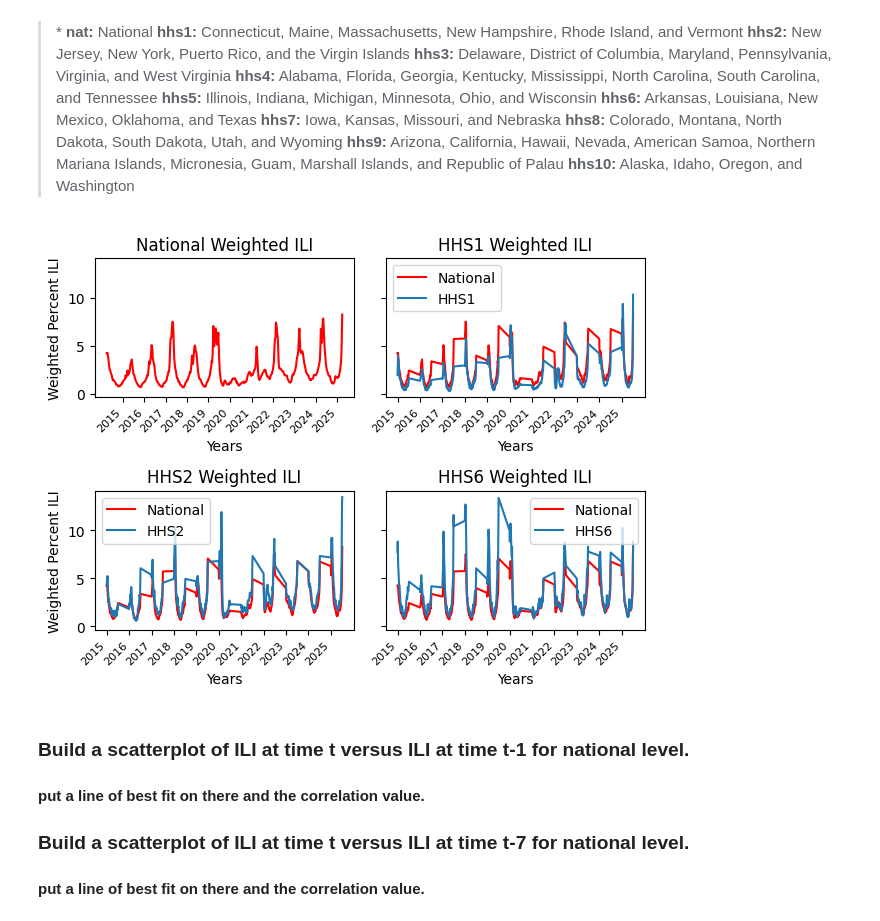
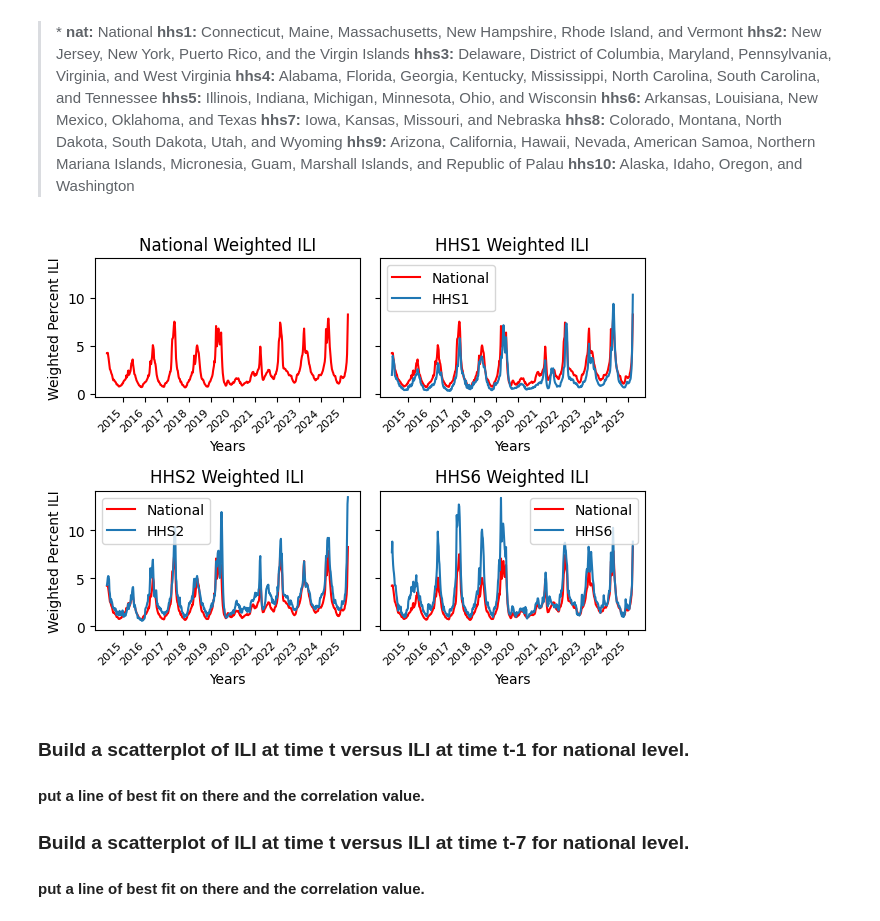
Before and after one commit to computationalUncertaintyLab/TSID, a Jupyter notebook: ch1.ipynb, the cells around one changed output. Saved outputs shown, nothing was run; the diff lists cells and outputs as text; code cells hidden in the pictures.

```diff
--- a/ch1.ipynb
+++ b/ch1.ipynb
@@ -137,83 +137,60 @@ d = pd.read_csv("./data/ili_data.csv")  #<--using pandas to import a datset
 
 #--plot ILI for all states in HHS1
 #--plot ILI for all states in HHS2
-#--plot ILI for all states in HHS3
 #--plot ILI for all states in HHS6
 
 fig, axs = plt.subplots( 2,2, sharey =True  )  #<--This begins a figure and axes object.
 
-d_nat = d.loc[ d.region == "nat" ].reset_index()
+d_nat = d.loc[ d.region == "nat" ].reset_index()  #<-Creates a seprate dataframe for Nat,HHS1,HHS2,& HHS6 data
 d_hhs1 = d.loc[ d.region == "hhs1" ].reset_index()
 d_hhs2 = d.loc[ d.region == "hhs2" ].reset_index()
 d_hhs6 = d.loc[ d.region == "hhs6" ].reset_index()
 
-year = d_nat["epiweek"] //100
-first_weeks = d_nat.groupby(year)["epiweek"].min()
-
-
-axs[0,0].plot(d_nat["wili"], color = "Red")           #<--This does
-axs[0,0].set_title("National Weighted ILI")
-axs[0,0].set_xlabel("Years")
-axs[0,0].set_ylabel("Weighted Percent ILI")
-
-
+#Ignore the next 4 lines
 d_nat["week"] = [  int(str(row.epiweek)[-2:])   for idx,row in d_nat.iterrows() ]
 d_nat["year"] = [  int(str(row.epiweek)[:-2])   for idx,row in d_nat.iterrows() ]
-
-
 x_ticks       = d_nat.loc[d_nat.week==40].index
 x_tick_labels = d_nat.loc[d_nat.week==40, "year"]
 
+
+axs[0,0].plot(d_nat["wili"], color = "Red")           #<--This plots the weighted ILI in top left plot
+axs[0,0].set_title("National Weighted ILI")           #<--This add title for plot
+axs[0,0].set_xlabel("Years")                          #<--This labels x & y axises
+axs[0,0].set_ylabel("Weighted Percent ILI")
 axs[0,0].set_xticks(x_ticks)
-axs[0,0].set_xticklabels(x_tick_labels, rotation =45, ha ="right", fontsize=8)
+axs[0,0].set_xticklabels(x_tick_labels, rotation =45, ha ="right", fontsize=8)   #<--This cleans up x-axis, but setting the values displayed & rotating them so they do not overlap
 
 
 
-
-
-
-
-
-
-
-
-
-
-
-axs[0,1].plot(d_nat["epiweek"], d_nat["wili"], color = "Red", label ="National")
-axs[0,1].plot(d_hhs1["epiweek"],d_hhs1["wili"],label = "HHS1")
+axs[0,1].plot(d_nat["wili"], color = "Red", label ="National")
+axs[0,1].plot(d_hhs1["wili"],label = "HHS1")
 axs[0,1].set_title("HHS1 Weighted ILI")
 axs[0,1].set_xlabel("Years")
-axs[0,1].set_xticks(first_weeks.values)
-axs[0,1].set_xticklabels(first_weeks.index, rotation =45, ha ="right", fontsize=8)
-axs[0,1].legend()
+axs[0,1].set_xticks(x_ticks)
+axs[0,1].set_xticklabels(x_tick_labels, rotation =45, ha ="right", fontsize=8)
+axs[0,1].legend()                                   #<--This creates a legend for the data being displayed
 
-axs[1,0].plot(d_nat["epiweek"],d_nat["wili"], color = "Red", label ="National")
-axs[1,0].plot(d_hhs2["epiweek"],d_hhs2["wili"],label = "HHS2")
+axs[1,0].plot(d_nat["wili"], color = "Red", label ="National")
+axs[1,0].plot(d_hhs2["wili"],label = "HHS2")
 axs[1,0].set_title("HHS2 Weighted ILI")
 axs[1,0].set_xlabel("Years")
 axs[1,0].set_ylabel("Weighted Percent ILI")
-axs[1,0].set_xticks(first_weeks.values)
-axs[1,0].set_xticklabels(first_weeks.index, rotation =45, ha ="right", fontsize=8)
+axs[1,0].set_xticks(x_ticks)
+axs[1,0].set_xticklabels(x_tick_labels, rotation =45, ha ="right", fontsize=8)
 axs[1,0].legend()
 
-axs[1,1].plot(d_nat["epiweek"],d_nat["wili"],color = "Red",label ="National")
-axs[1,1].plot(d_hhs6["epiweek"],d_hhs6["wili"],label = "HHS6")
+axs[1,1].plot(d_nat["wili"],color = "Red",label ="National")
+axs[1,1].plot(d_hhs6["wili"],label = "HHS6")
 axs[1,1].set_title("HHS6 Weighted ILI")
 axs[1,1].set_xlabel("Years")
-axs[1,1].set_xticks(first_weeks.values)
-axs[1,1].set_xticklabels(first_weeks.index, rotation =45, ha ="right", fontsize=8)
+axs[1,1].set_xticks(x_ticks)
+axs[1,1].set_xticklabels(x_tick_labels, rotation =45, ha ="right", fontsize=8)
 axs[1,1].legend()
 
-plt.tight_layout()
-plt.show()
-
-
-# plot time series for two state
-#x is weeks
-#y is percent ili (column_name = wILI)
+plt.tight_layout()   #<--This cleans up the plots
+plt.show()           #<--This prints the plots
 # %% [output]
-[figure, old version]
+[figure, new version]
 # %% [markdown]
 ### Build a scatterplot of ILI at time t versus ILI at time t-1 for national level.
 #### put a line of best fit on there and the correlation value.
```
Also changed, not shown: parts of 1 cell of this notebook.
